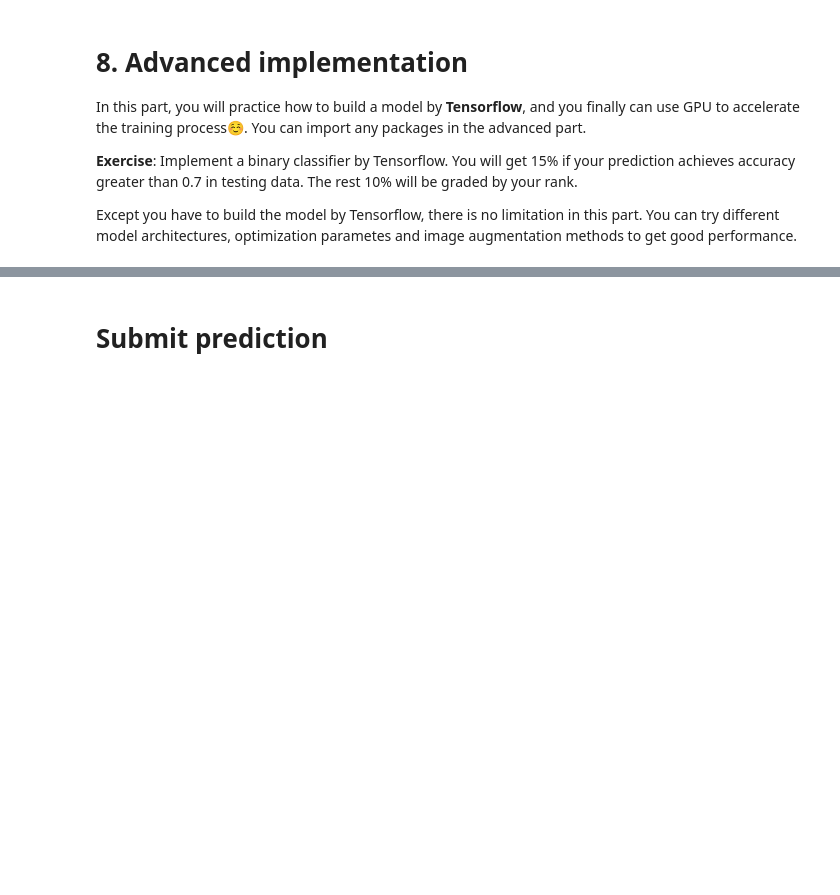
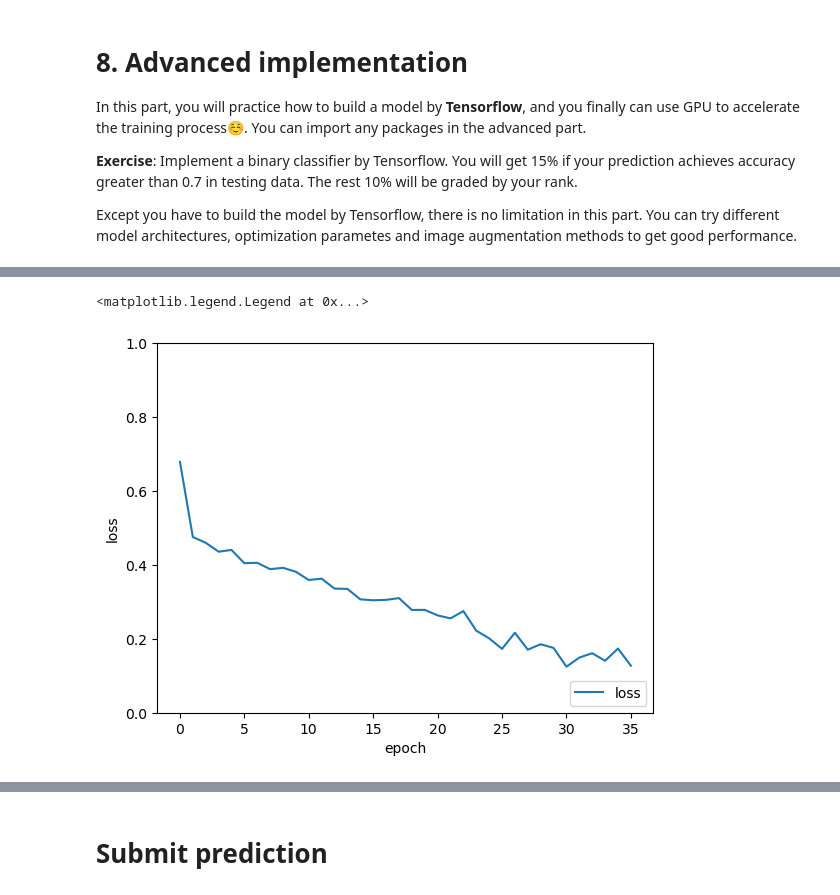
Before and after one commit to dasbd72/CS460200_ML_HW1, a Jupyter notebook: hw4.ipynb, the cells around one changed output, grey strips where cells are left out. Drawn from its saved outputs; the diff is of its cells as text; code cells hidden in the pictures; blank space fills up the shorter version.

```diff
--- a/hw4.ipynb
+++ b/hw4.ipynb
@@ -968,8 +1042,13 @@ X_test = np.array([])
 # The shape of X_teset will be (number of examples, height of image, width of image, channel of image)
 # GRADED CODE: Binary classification (Data preprocessing)
 ### START CODE HERE ### (≈ 9 line)
-
-
+images = []
+for file in file_dir:
+    img = imread("%s/%s"%(PATH,file), IMREAD_GRAYSCALE)
+    images.append(img)
+X_test = np.stack(images)
+X_test = X_test.reshape(X_test.shape + (1,))
+X_test = X_test / 255.0
 ### END CODE HERE ###
 # %%
 data = read_csv("Training_label.csv")
@@ -1147,0 +1371,17 @@ from tensorflow.keras import layers, models
+# %%
+callbacks = [tf.keras.callbacks.EarlyStopping(monitor='loss', min_delta=5e-4, patience=5)]
+# callbacks = None
+
+model.compile(
+    optimizer=tf.keras.optimizers.Nadam(),
+    # optimizer=tf.keras.optimizers.Adam(),
+    loss=tf.keras.losses.BinaryCrossentropy(from_logits=True),
+    metrics=['accuracy'],
+    loss_weights=None,
+    weighted_metrics=None,
+    run_eagerly=None,
+    steps_per_execution=None,
+    jit_compile=None
+)
+
+history = model.fit(X_train, y_train, batch_size=batch_size, epochs=epochs, callbacks=callbacks, validation_data=validation_data, use_multiprocessing=True)
@@ -1147,0 +1409,9 @@ from tensorflow.keras import layers, models
+# %%
+plt.plot(history.history['loss'], label='loss')
+plt.xlabel('epoch')
+plt.ylabel('loss')
+plt.ylim([0, 1])
+plt.legend(loc='lower right')
+# %% [output]
+<matplotlib.legend.Legend at 0x...>
+[figure, added]
```
Also changed, not shown: parts of 33 cells of this notebook, 4 other files.
